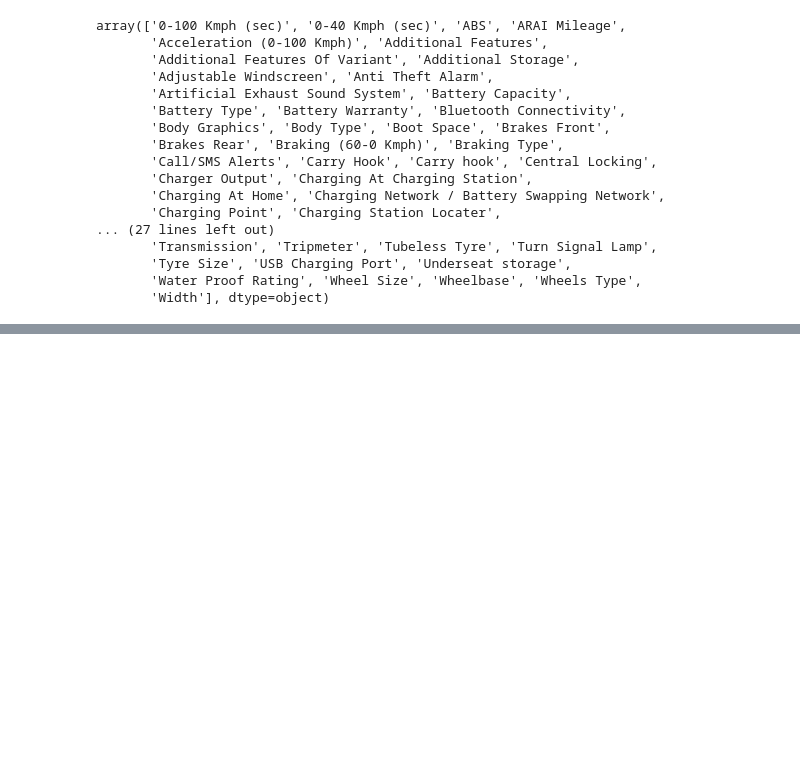
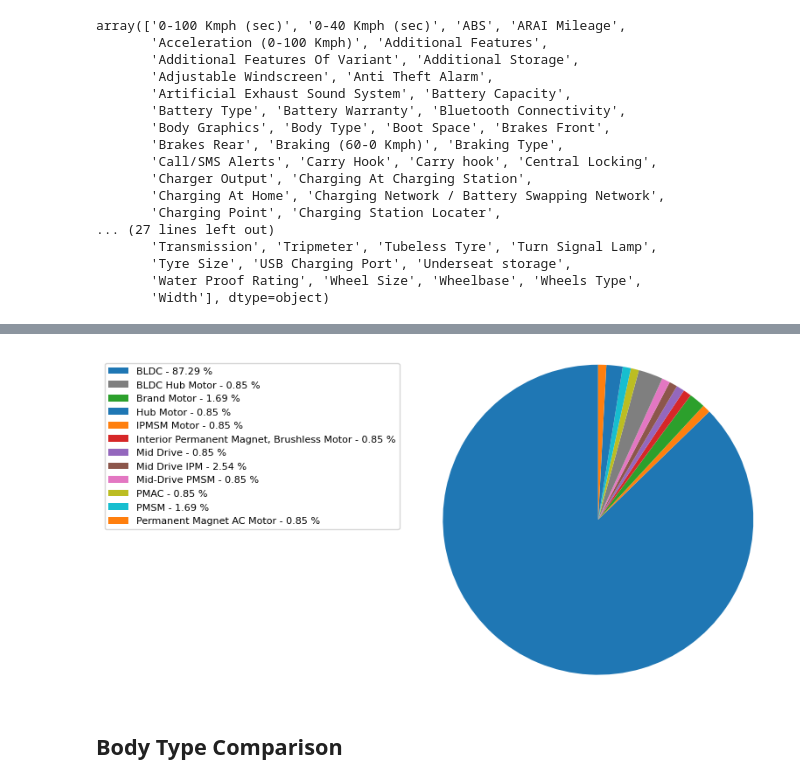
Before and after one commit to sanitbhatkar/web_scraping, a Jupyter notebook: Bikedekho/All specs.ipynb, the cells around one changed output, grey strips where cells are left out. Cells and saved outputs as stored; diff of their text form; code cells hidden in the pictures; blank space fills up the shorter version.

```diff
--- a/Bikedekho/All specs.ipynb
+++ b/Bikedekho/All specs.ipynb
@@ -155,0 +324,14 @@ array(['0-100 Kmph (sec)', '0-40 Kmph (sec)', 'ABS', 'ARAI Mileage',
+# %%
+patches, labels, dummy =  zip(*sorted(zip(patches, labels, y),
+                                          key=lambda x: x[2],
+                                          reverse=True))
+
+plt.legend(patches, sorted(labels), loc='best', bbox_to_anchor=(-0.1, 1.),
+           fontsize=8)
+
+plt.pie(y,startangle=90, radius=1.2)
+plt.show()
+# %% [output]
+[figure, added]
+# %% [markdown]
+## Body Type Comparison
```
Also changed, not shown: parts of 45 cells of this notebook, 1 other file.
